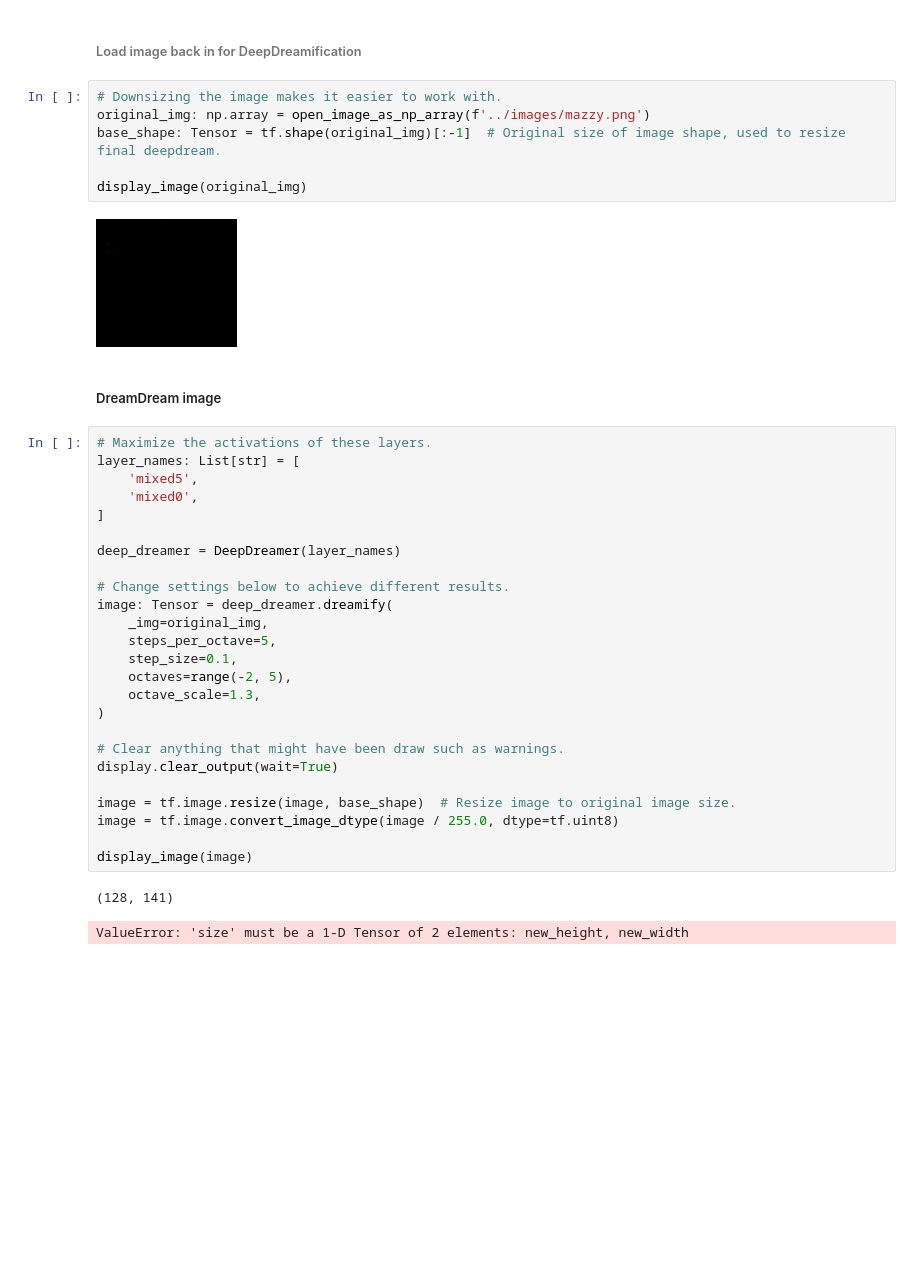
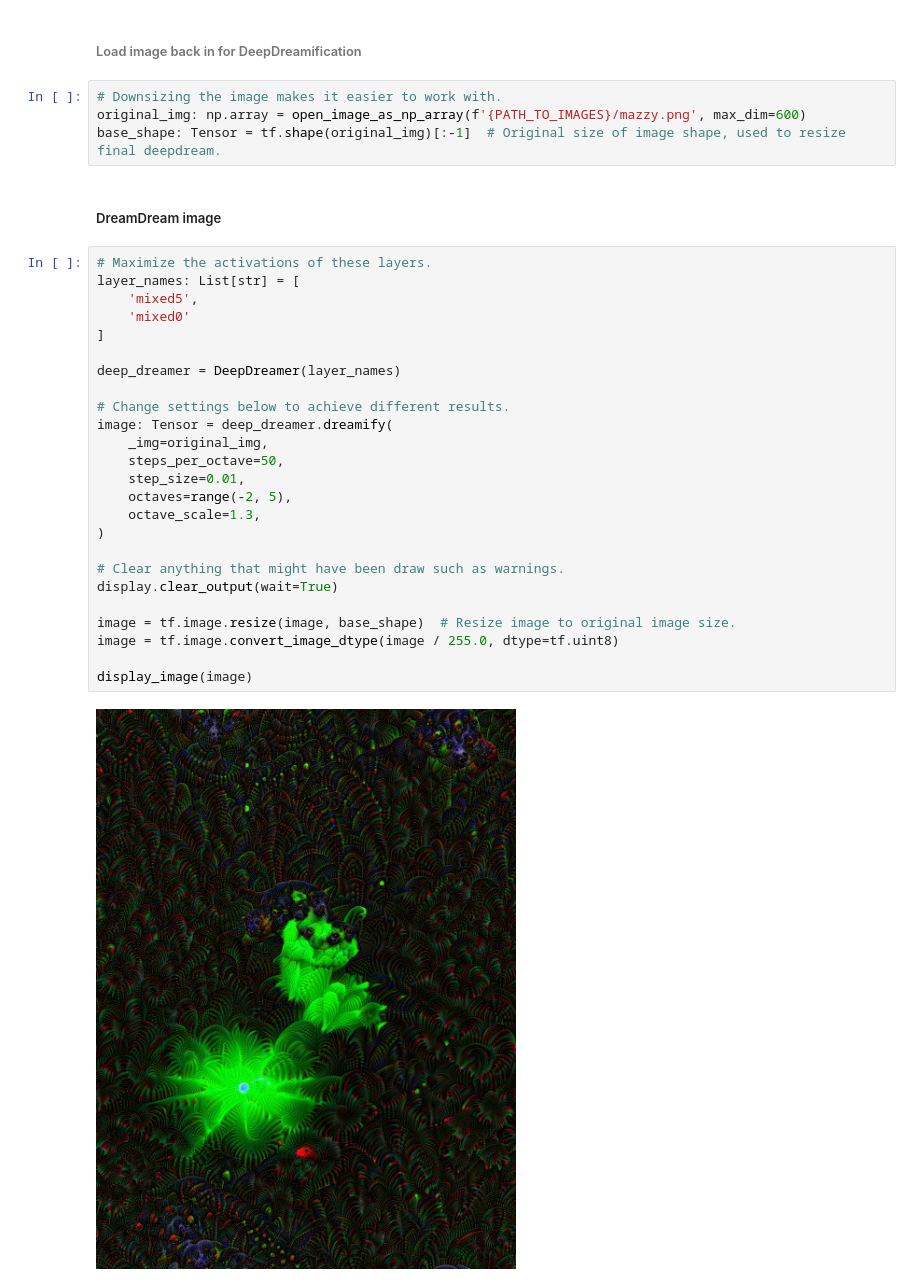
Before and after one commit to wammy19/auditory-deep-dreamer, a Jupyter notebook: jupyter-notebooks/4_deep_dream_spectrogram.ipynb, the cells around one changed output. Drawn from its saved outputs; the diff is of its cells as text; blank space fills up the shorter version.

```diff
--- a/jupyter-notebooks/4_deep_dream_spectrogram.ipynb
+++ b/jupyter-notebooks/4_deep_dream_spectrogram.ipynb
@@ -40,39 +35,34 @@ spec_as_image.save(PATH_TO_PRE_DREAM_SPEC)
 ###### Load image back in for DeepDreamification
 # %%
 # Downsizing the image makes it easier to work with.
-original_img: np.array = open_image_as_np_array(f'../images/mazzy.png')
+original_img: np.array = open_image_as_np_array(f'{PATH_TO_IMAGES}/mazzy.png', max_dim=600)
 base_shape: Tensor = tf.shape(original_img)[:-1]  # Original size of image shape, used to resize final deepdream.
-
-display_image(original_img)
-# %% [output]
-[figure, removed]
 # %% [markdown]
 ##### DreamDream image
 # %%
 # Maximize the activations of these layers.
 layer_names: List[str] = [
     'mixed5',
-    'mixed0',
+    'mixed0'
 ]
 
 deep_dreamer = DeepDreamer(layer_names)
 
 # Change settings below to achieve different results.
 image: Tensor = deep_dreamer.dreamify(
     _img=original_img,
-    steps_per_octave=5,
-    step_size=0.1,
+    steps_per_octave=50,
+    step_size=0.01,
     octaves=range(-2, 5),
     octave_scale=1.3,
 )
 
 # Clear anything that might have been draw such as warnings.
 display.clear_output(wait=True)
 
 image = tf.image.resize(image, base_shape)  # Resize image to original image size.
 image = tf.image.convert_image_dtype(image / 255.0, dtype=tf.uint8)
 
 display_image(image)
 # %% [output]
-(128, 141)
-ValueError: 'size' must be a 1-D Tensor of 2 elements: new_height, new_width
+[figure, added]
```
Also changed, not shown: parts of 6 cells of this notebook, 10 other files.
